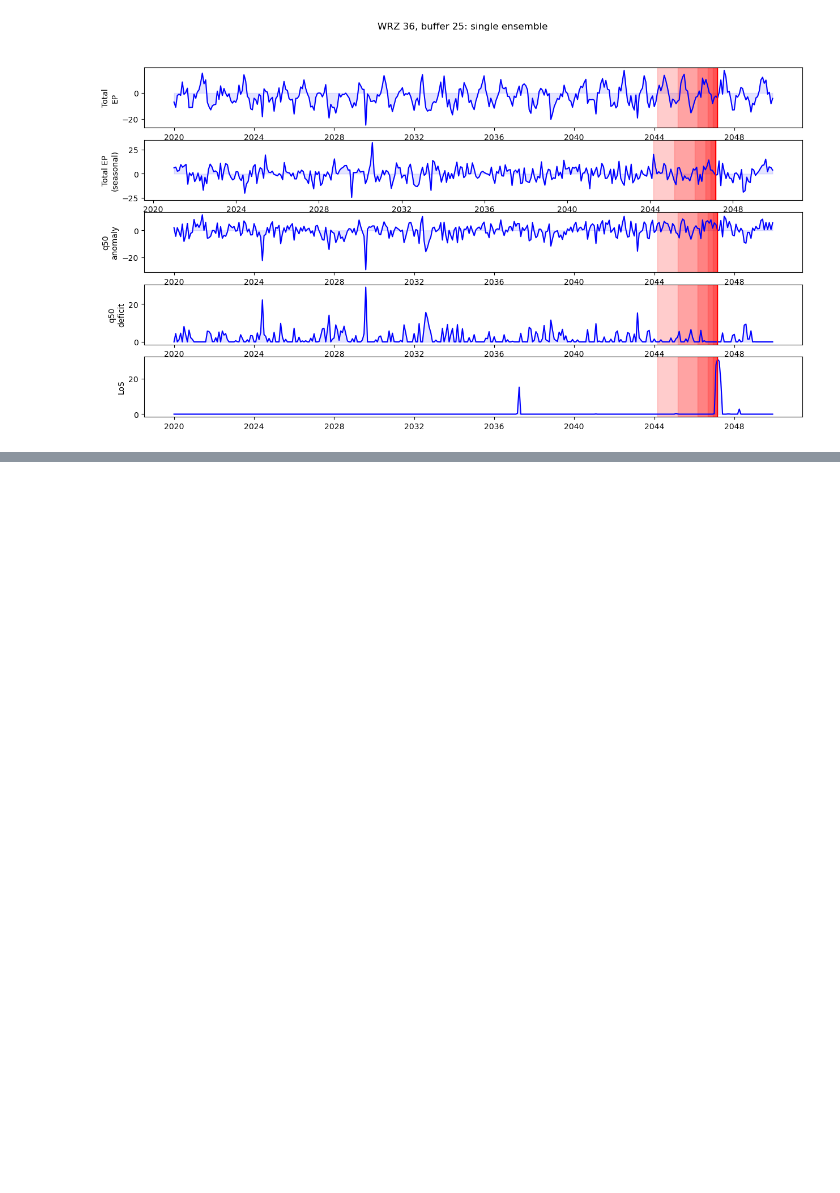
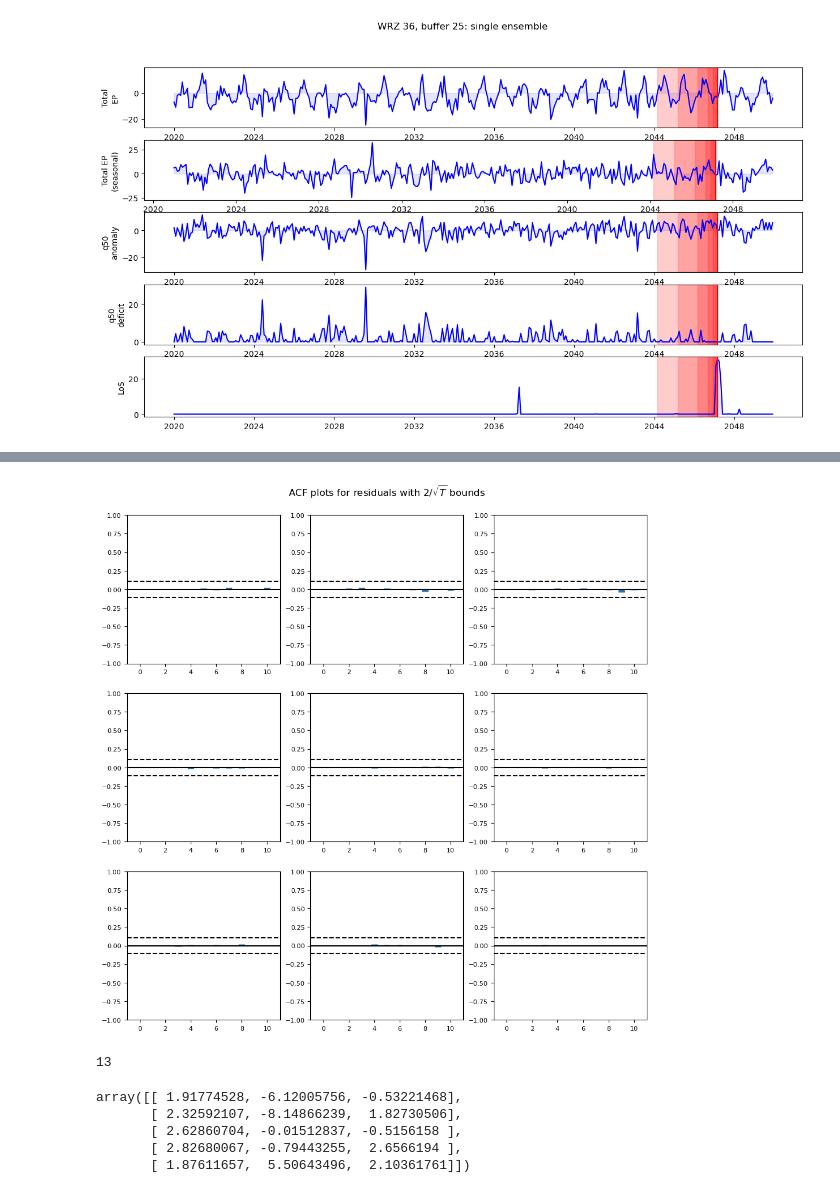
Before and after one commit to alisonpeard/correlation-analysis, a Jupyter notebook: code/2. Timeseries.ipynb, the cells around one changed output, grey strips where cells are left out. Drawn from its saved outputs; the diff is of its cells as text; code cells hidden in the pictures; blank space fills up the shorter version.

```diff
--- a/code/2. Timeseries.ipynb
+++ b/code/2. Timeseries.ipynb
@@ -138,0 +197,17 @@ plt.plot(ts[ts['Year'] == 2020]['ep_total'])
+# %%
+results.plot_acorr();
+# %% [output]
+[figure, added]
+# %%
+lag_order = results.k_ar
+lag_order
+# %% [output]
+13
+# %%
+results.forecast(ts.values[-lag_order:], 5)
+# %% [output]
+array([[ 1.91774528, -6.12005756, -0.53221468],
+       [ 2.32592107, -8.14866239,  1.82730506],
+       [ 2.62860704, -0.01512837, -0.5156158 ],
+       [ 2.82680067, -0.79443255,  2.6566194 ],
+       [ 1.87611657,  5.50643496,  2.10361761]])
```
Also changed, not shown: parts of 13 cells of this notebook, 8 other files.
